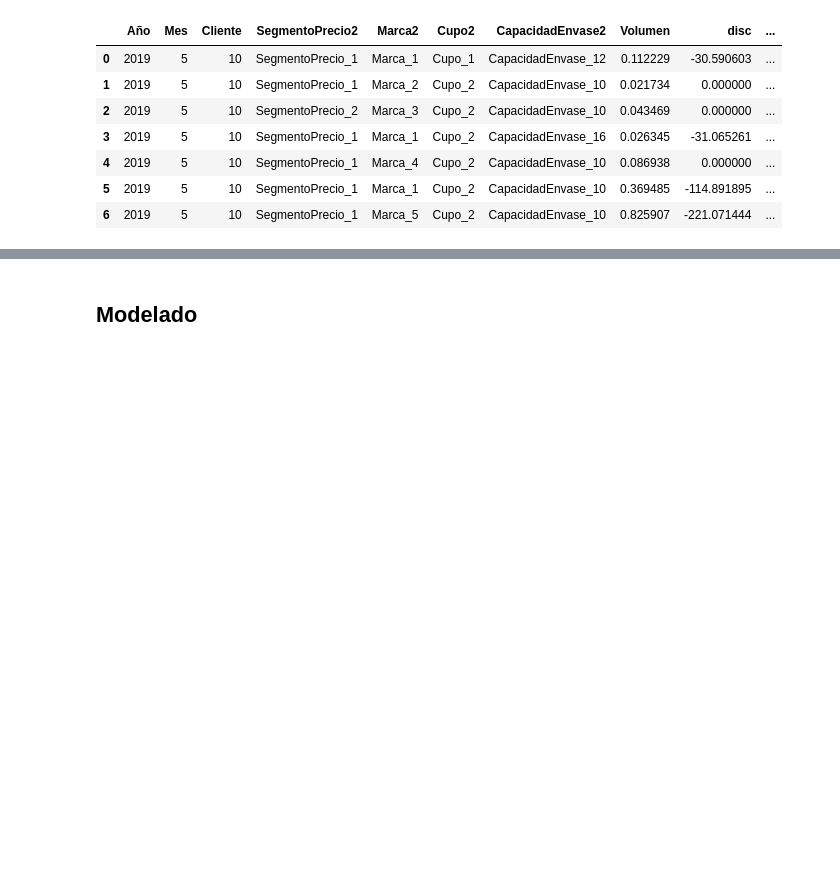
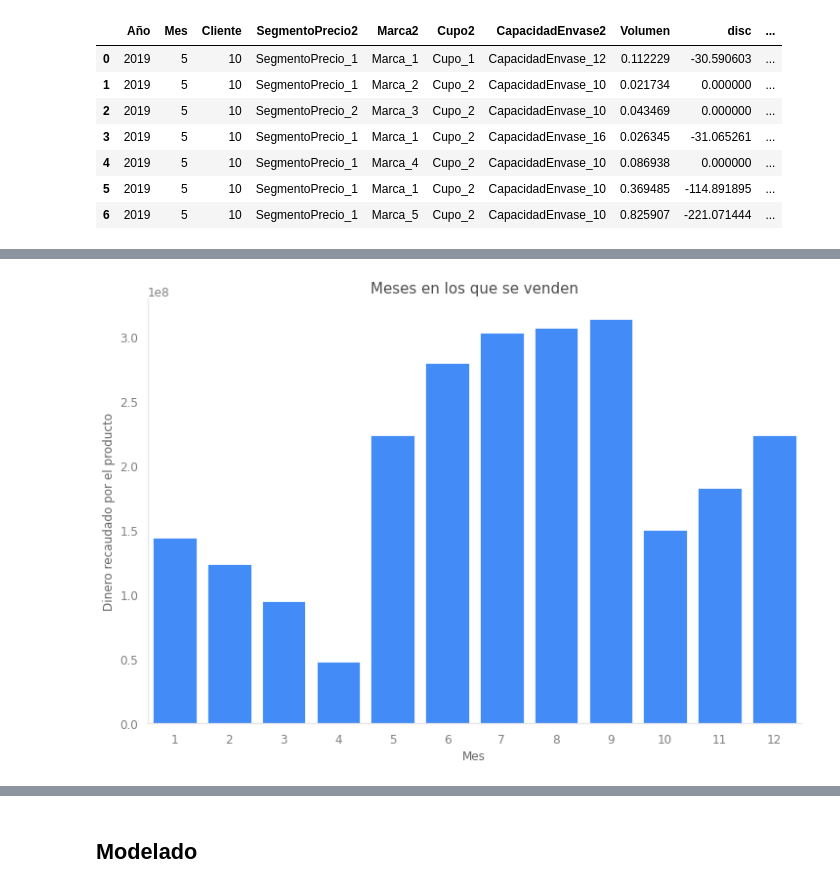
Before and after one commit to andresvanegas19/brewerydatacup, a Jupyter notebook: hackaton.ipynb, the cells around one changed output, grey strips where cells are left out. Cells and saved outputs as stored; diff of their text form; code cells hidden in the pictures; blank space fills up the shorter version.

```diff
--- a/hackaton.ipynb
+++ b/hackaton.ipynb
@@ -270,19 +257,19 @@ plt.show()
 # %%
 # El mes en que mas se compra
 trend = df_venta.groupby(['Mes'], as_index=False).sum()
 
 trend['nr'] = trend.nr.round()
 trend = trend.sort_values('nr',ascending=False)
 
-
 plt.figure(figsize=(12,8))
-sns.barplot(trend.Mes, trend.nr, alpha=0.8)
+sns.barplot(trend.Mes, trend.nr, alpha=0.8, color=blue, saturation=1)
 plt.ylabel('Dinero recaudado por el producto', fontsize=12)
 plt.xlabel('Mes', fontsize=12)
 plt.title('Meses en los que se venden', fontsize=15)
-plt.xticks( rotation='vertical')
 # ax.set_xticklabels(['Producto '+ i for i in range(30)])
 plt.show()
+# %% [output]
+[figure, added]
 # %%
 # porcentaje de volumen consumido por producto
 df_venta['producto'] = df_venta['Marca2'] + df_venta['SegmentoPrecio2'] + df_venta['Cupo2'] + df_venta['CapacidadEnvase2']
```
Also changed, not shown: parts of 25 cells of this notebook.
